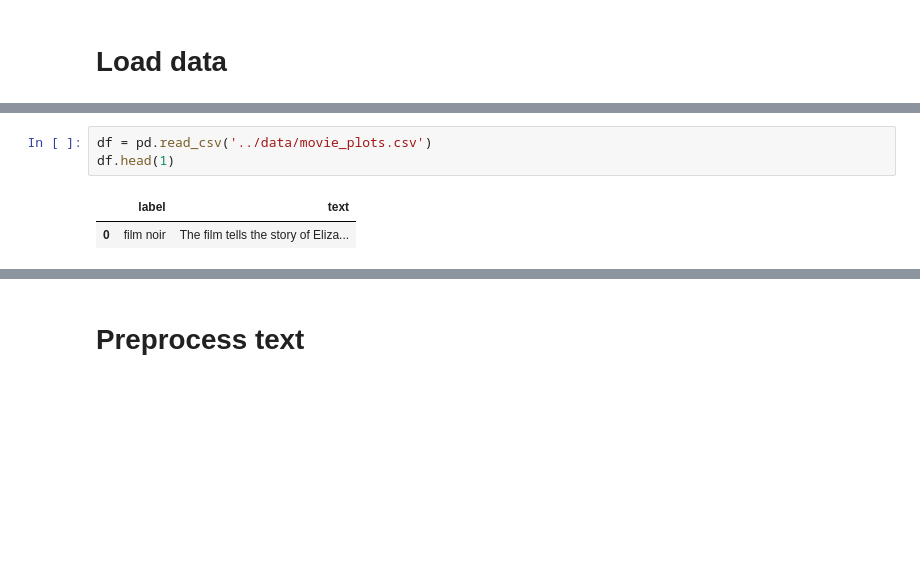
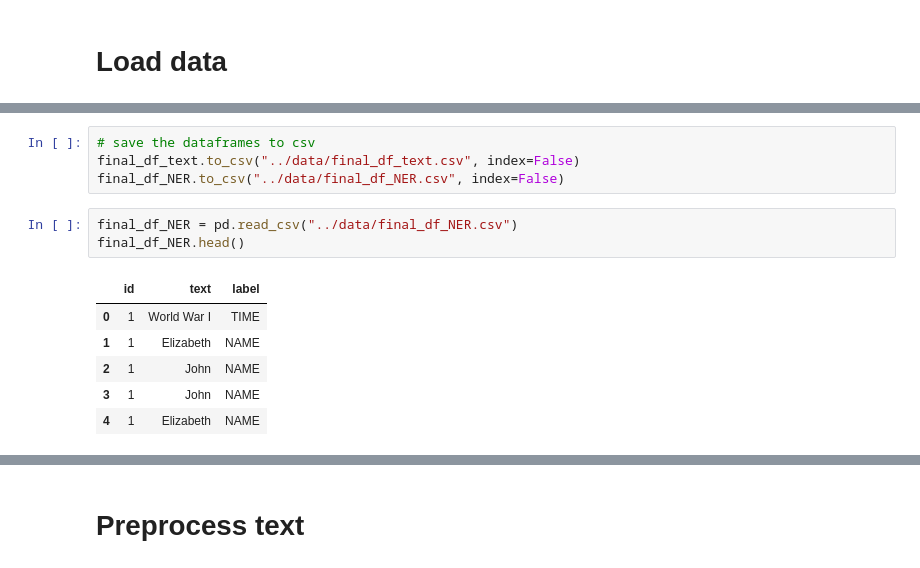
Before and after one commit to Filipstrozik/NLP, a Jupyter notebook: L1/lab1.ipynb, the cells around one changed output, grey strips where cells are left out. Saved outputs shown, nothing was run; the diff lists cells and outputs as text; blank space fills up the shorter version.

```diff
--- a/L1/lab1.ipynb
+++ b/L1/lab1.ipynb
@@ -24,6 +202,14 @@ True
+# %%
+# save the dataframes to csv
+final_df_text.to_csv("../data/final_df_text.csv", index=False)
+final_df_NER.to_csv("../data/final_df_NER.csv", index=False)
 # %%
-df = pd.read_csv('../data/movie_plots.csv')
-df.head(1)
+final_df_NER = pd.read_csv("../data/final_df_NER.csv")
+final_df_NER.head()
 # %% [output]
-|  | label | text |
-| 0 | film noir | The film tells the story of Eliza... |
+|  | id | text | label |
+| 0 | 1 | World War I | TIME |
+| 1 | 1 | Elizabeth | NAME |
+| 2 | 1 | John | NAME |
+| 3 | 1 | John | NAME |
+| 4 | 1 | Elizabeth | NAME |
```
Also changed, not shown: parts of 23 cells of this notebook.
